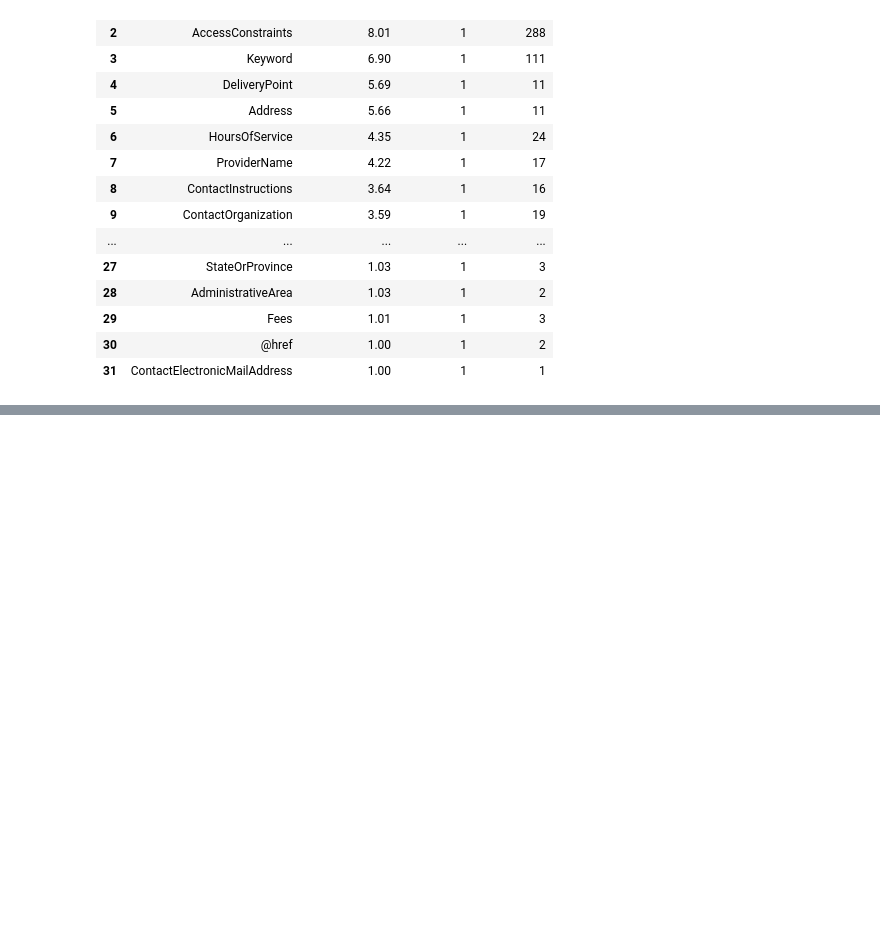
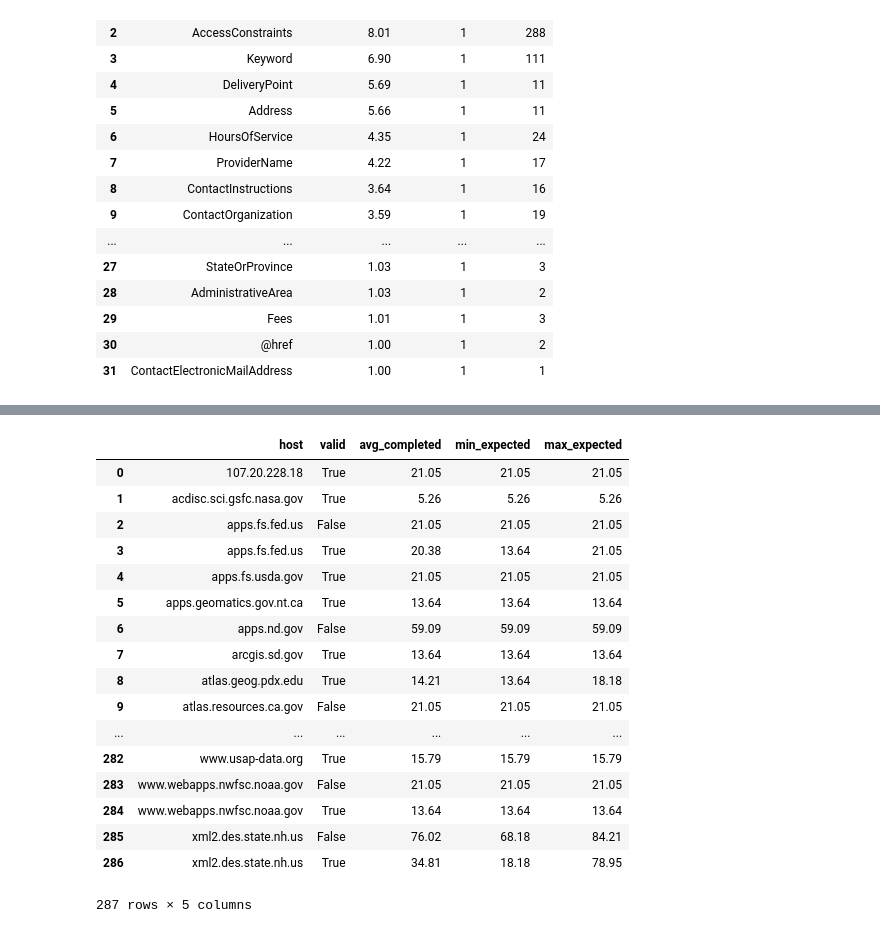
Before and after one commit to b-cube/Response-Identification-Info, a Jupyter notebook: notebooks/Analysis - OGC Tokens.ipynb, the cells around one changed output, grey strips where cells are left out. Cells and saved outputs as stored; diff of their text form; code cells hidden in the pictures; blank space fills up the shorter version.

```diff
--- a/notebooks/Analysis - OGC Tokens.ipynb
+++ b/notebooks/Analysis - OGC Tokens.ipynb
@@ -147,0 +227,48 @@ df
+# %%
+# elements/expected elements binned for validity
+sql = """
+with k as
+(
+	with t as (
+		select id, response_id, expected_total,
+			trim(both '"' from (j.value->'tag')::text) as tag,
+			trim(both '"' from (j.value->'values')::text) as tokens
+		from ogc_tokens, json_array_elements(tokens) j
+	)
+	select response_id, count(response_id) as num_tags,
+		round(count(response_id) / max(expected_total)::numeric * 100., 2) as pct_expected
+	from t
+	group by response_id
+)
+select r.host, v.valid,
+	round(avg(pct_expected), 2) as avg_completed,
+	min(pct_expected) as min_expected,
+	max(pct_expected) as max_expected
+from k
+	join responses r on k.response_id = r.id
+	left outer join validations v on v.response_id = r.id
+group by r.host, v.valid
+order by r.host, avg_completed DESC;
+"""
+df = pd.read_sql(sql, engine)
+with pd.option_context('display.max_rows', 200):
+    display(df)
+# %% [output]
+|  | host | valid | avg_completed | min_expected | max_expected |
+| 0 | 107.20.228.18 | True | 21.05 | 21.05 | 21.05 |
+| 1 | acdisc.sci.gsfc.nasa.gov | True | 5.26 | 5.26 | 5.26 |
+| 2 | apps.fs.fed.us | False | 21.05 | 21.05 | 21.05 |
+| 3 | apps.fs.fed.us | True | 20.38 | 13.64 | 21.05 |
+| 4 | apps.fs.usda.gov | True | 21.05 | 21.05 | 21.05 |
+| 5 | apps.geomatics.gov.nt.ca | True | 13.64 | 13.64 | 13.64 |
+| 6 | apps.nd.gov | False | 59.09 | 59.09 | 59.09 |
+| 7 | arcgis.sd.gov | True | 13.64 | 13.64 | 13.64 |
+| 8 | atlas.geog.pdx.edu | True | 14.21 | 13.64 | 18.18 |
+| 9 | atlas.resources.ca.gov | False | 21.05 | 21.05 | 21.05 |
+| ... | ... | ... | ... | ... | ... |
+| 282 | www.usap-data.org | True | 15.79 | 15.79 | 15.79 |
+| 283 | www.webapps.nwfsc.noaa.gov | False | 21.05 | 21.05 | 21.05 |
+| 284 | www.webapps.nwfsc.noaa.gov | True | 13.64 | 13.64 | 13.64 |
+| 285 | xml2.des.state.nh.us | False | 76.02 | 68.18 | 84.21 |
+| 286 | xml2.des.state.nh.us | True | 34.81 | 18.18 | 78.95 |
+287 rows × 5 columns
```
Also changed, not shown: parts of 4 cells of this notebook, 5 other files.
